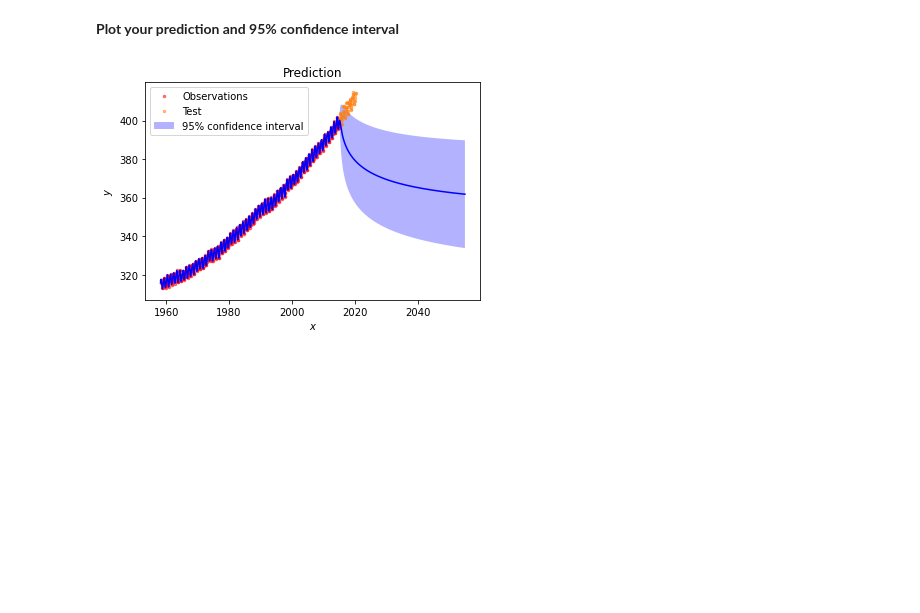
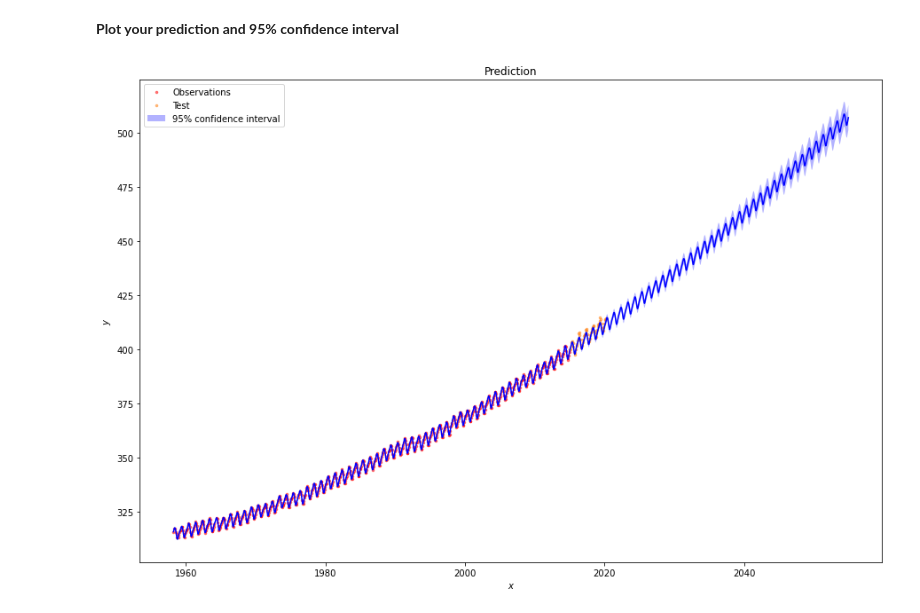
Before and after one commit to Zleander/PML_Exercises, a Jupyter notebook: Ex04/Exercise_04/Exercise_04.ipynb, the cells around one changed output. Saved outputs shown, nothing was run; the diff lists cells and outputs as text; code cells hidden in the pictures; blank space fills up the shorter version.

Commit message:
Better kernel for CO2 modeling

```diff
--- a/Ex04/Exercise_04/Exercise_04.ipynb
+++ b/Ex04/Exercise_04/Exercise_04.ipynb
@@ -572,7 +574,8 @@ Use the following abbreviations:
 ####################
 # Define your kernel
 ####################
-kernel =  2.0*RationalQuadratic(length_scale=2,alpha=3,length_scale_bounds=(1e0, 1e1))*ExpSineSquared() + WhiteKernel() + C(constant_value = 600)
+#kernel =  2.0*RationalQuadratic(length_scale=2,alpha=3,length_scale_bounds=(1e0, 1e1))*ExpSineSquared() + WhiteKernel() + C(constant_value = 600)
+kernel = C()*DotProduct() + C()*DotProduct()*DotProduct() + ExpSineSquared(periodicity=1) + RationalQuadratic() + WhiteKernel()
 ####################
 
 # You can try with more restarts once you have settled on a good kernel
@@ -600,23 +608,23 @@ Posterior:
 # %%
 # Predict function value and uncertainty at x which covers
 # the training data and 40 years in the future
 x=np.linspace(X[0],X[-1]+40,2000)
 
 Y_pred, sigma = gp.predict(x, return_std=True)
 
-plt.figure()
+plt.figure(figsize=(15,10))
 plt.title(f'Prediction')
 plt.plot(X+Xmean, Y+Ymean, 'r.', markersize=5,alpha=0.5, label='Observations')
 plt.plot(Xtest+Xmean, Ytest+Ymean, 'C1.', markersize=5,alpha=0.5, label='Test')
 plt.plot(x+Xmean, Y_pred + Ymean, 'b')
 plt.fill_between(x.ravel() + Xmean, Y_pred.ravel() + Ymean - 1.96 * sigma, Y_pred.ravel() + Ymean + 1.96 * sigma,
          alpha=.3, fc='b', ec='None', label='95% confidence interval')
 
 
 plt.xlabel('$x$')
 plt.ylabel('$y$')
 plt.legend(loc='upper left')
 
 plt.show()
 # %% [output]
-[figure, old version]
+[figure, new version]
```
Also changed, not shown: parts of 4 cells of this notebook.
